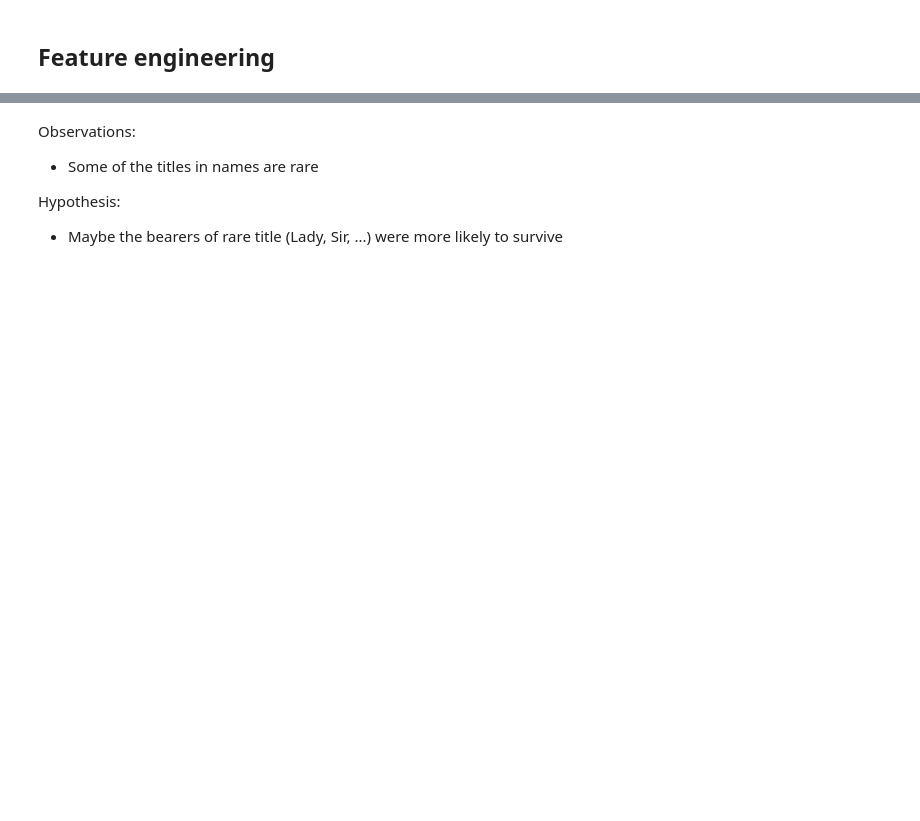
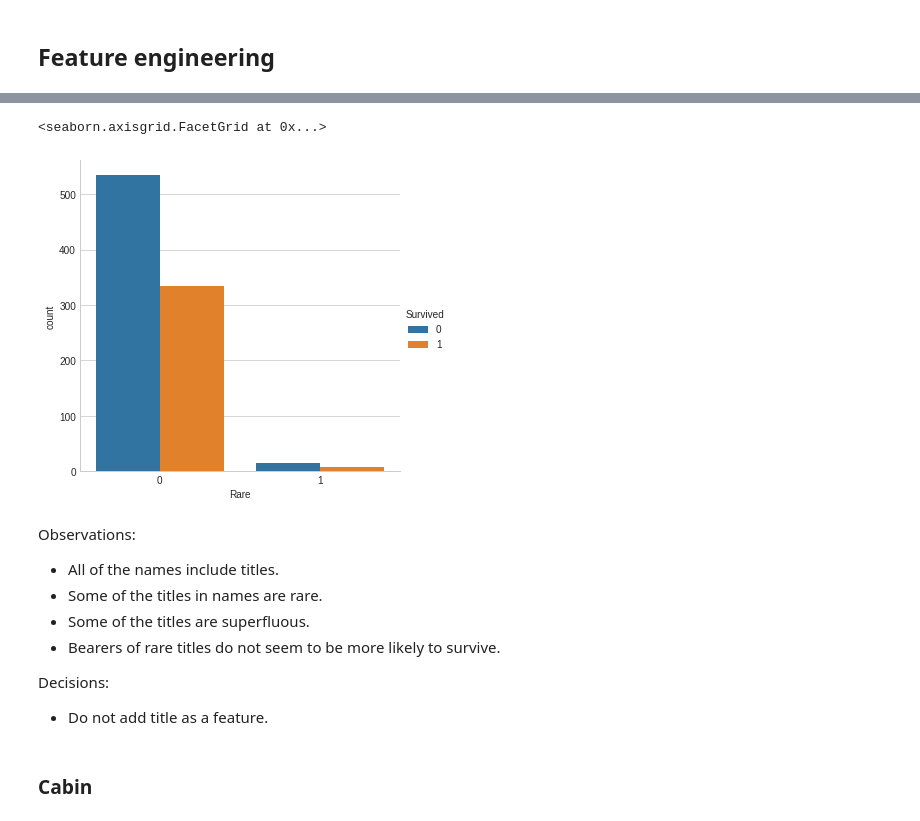
Before and after one commit to mirgee/data_projects, a Jupyter notebook: titanic/titanic.ipynb, the cells around one changed output, grey strips where cells are left out. Cells and saved outputs as stored; diff of their text form; code cells hidden in the pictures; blank space fills up the shorter version.

```diff
--- a/titanic/titanic.ipynb
+++ b/titanic/titanic.ipynb
@@ -125,6 +181,16 @@ print(np.unique(titles))
+# %%
+sns.catplot(data=df_train, x='Rare', hue='Survived', kind='count')
+# %% [output]
+<seaborn.axisgrid.FacetGrid at 0x...>
+[figure, added]
 # %% [markdown]
 Observations:
-* Some of the titles in names are rare
+* All of the names include titles.
+* Some of the titles in names are rare.
+* Some of the titles are superfluous.
+* Bearers of rare titles do not seem to be more likely to survive.
 
-Hypothesis:
-* Maybe the bearers of rare title (Lady, Sir, ...) were more likely to survive
+Decisions:
+* Do not add title as a feature.
+# %% [markdown]
+### Cabin
```
Also changed, not shown: parts of 33 cells of this notebook.
